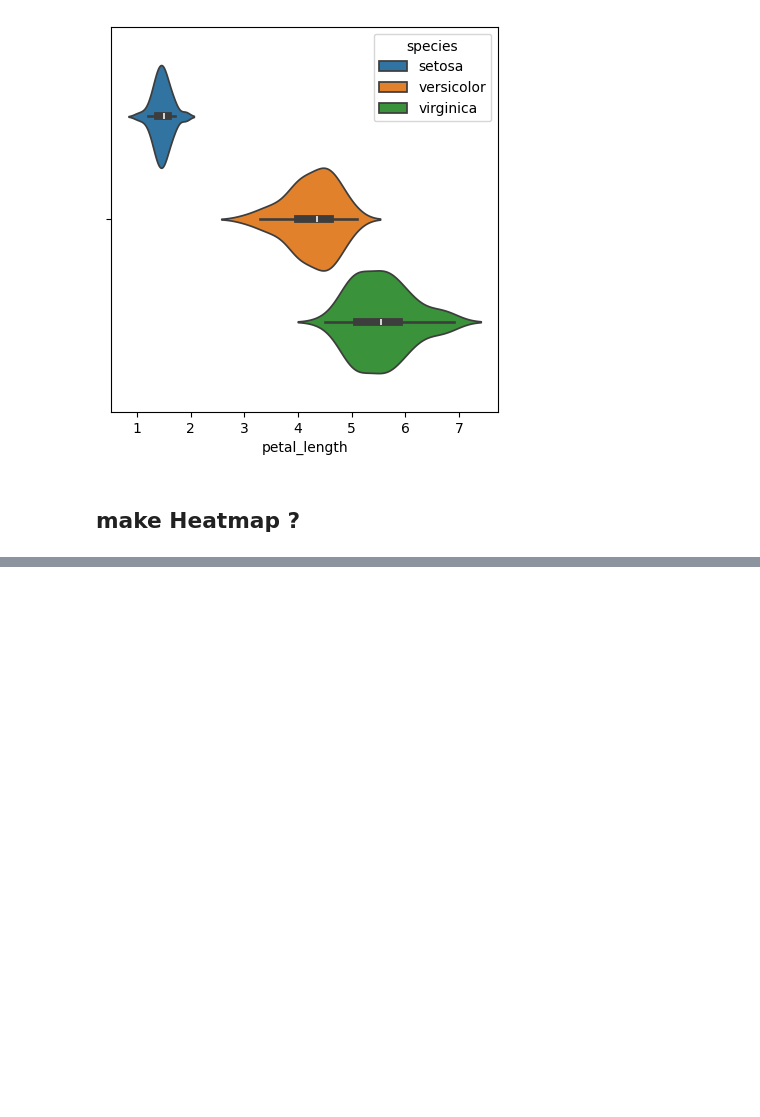
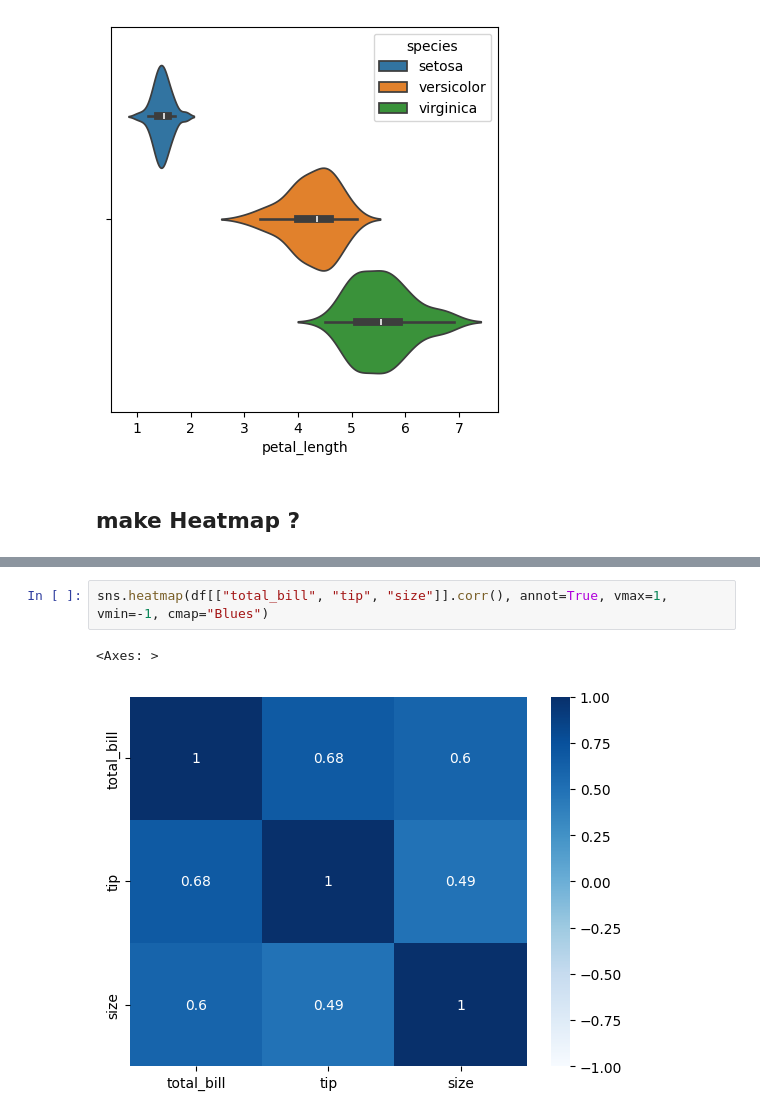
Before and after one commit to albertodavincishekhawat/3RI, a Jupyter notebook: analytics/3. Seaborn.ipynb, the cells around one changed output, grey strips where cells are left out. Drawn from its saved outputs; the diff is of its cells as text; blank space fills up the shorter version.

```diff
--- a/analytics/3. Seaborn.ipynb
+++ b/analytics/3. Seaborn.ipynb
@@ -152,0 +193,5 @@ sns.heatmap(iris.corr(), annot=True, vmax=10, vmin=0, cmap='Blues')
+# %%
+sns.heatmap(df[["total_bill", "tip", "size"]].corr(), annot=True, vmax=1, vmin=-1, cmap="Blues")
+# %% [output]
+<Axes: >
+[figure, added]
```
Also changed, not shown: parts of 11 cells of this notebook, 2 other files.
